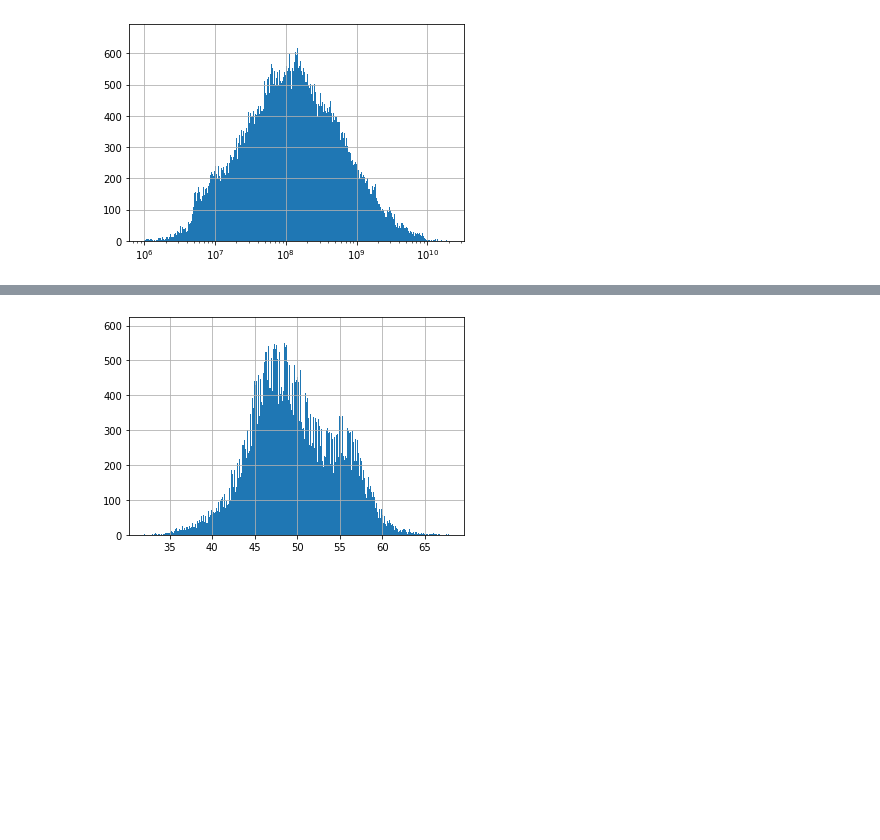
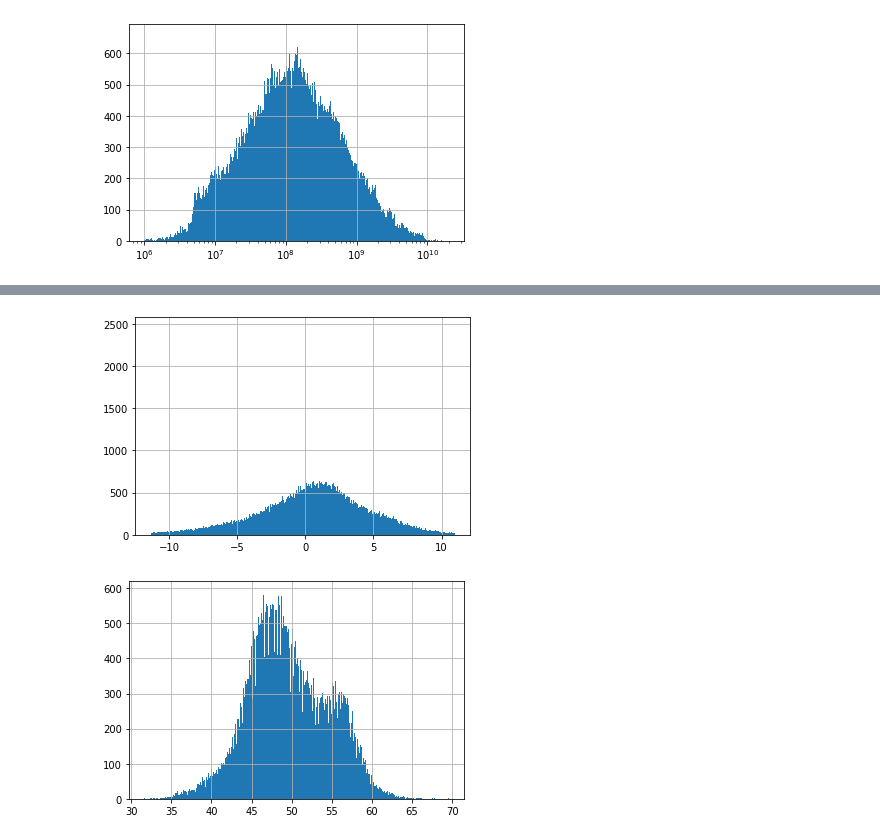
Before and after one commit to YuxuanSnow/BA_The-Impact-of-Portofolio, a Jupyter notebook: DiscreptiveStatistic.ipynb, the cells around one changed output, grey strips where cells are left out. Drawn from its saved outputs; the diff is of its cells as text; code cells hidden in the pictures; blank space fills up the shorter version.

```diff
--- a/DiscreptiveStatistic.ipynb
+++ b/DiscreptiveStatistic.ipynb
@@ -53,4 +176,8 @@ hist_return = discreptive_ex['Fund Return'].hist(bins=1000)
+# %%
+hist_return_AW = discreptive_ex_0['Fund Return'].hist(bins=1000)
+# %% [output]
+[figure, added]
 # %%
-hist_sus = discreptive_ex['Fund Sustainability'].hist(bins=1000)
+hist_sus_BW = discreptive_ex_BW['Fund Sustainability'].hist(bins=1000)
 # %% [output]
-[figure, old version]
+[figure, new version]
```
Also changed, not shown: parts of 25 cells of this notebook, 6 other files.
